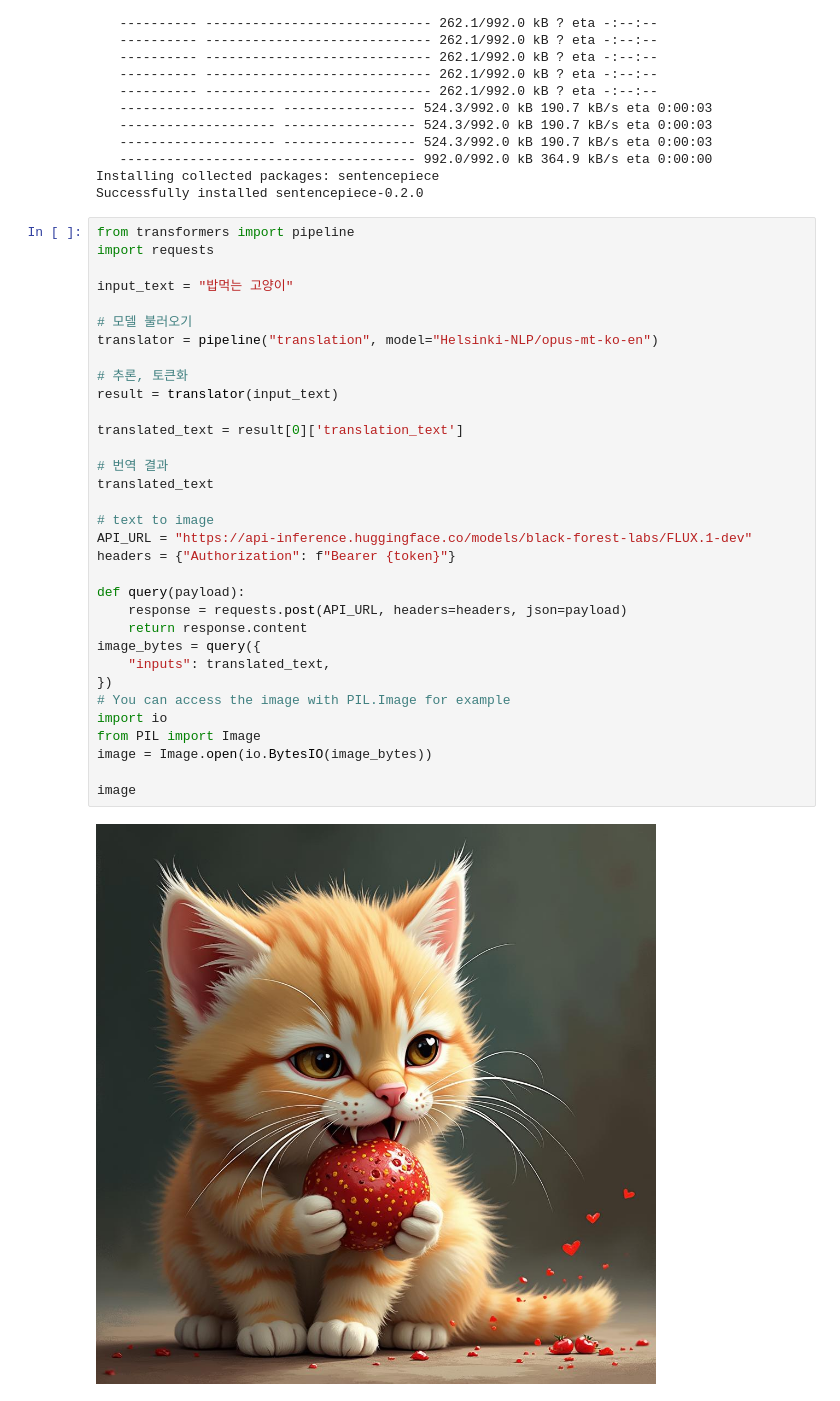
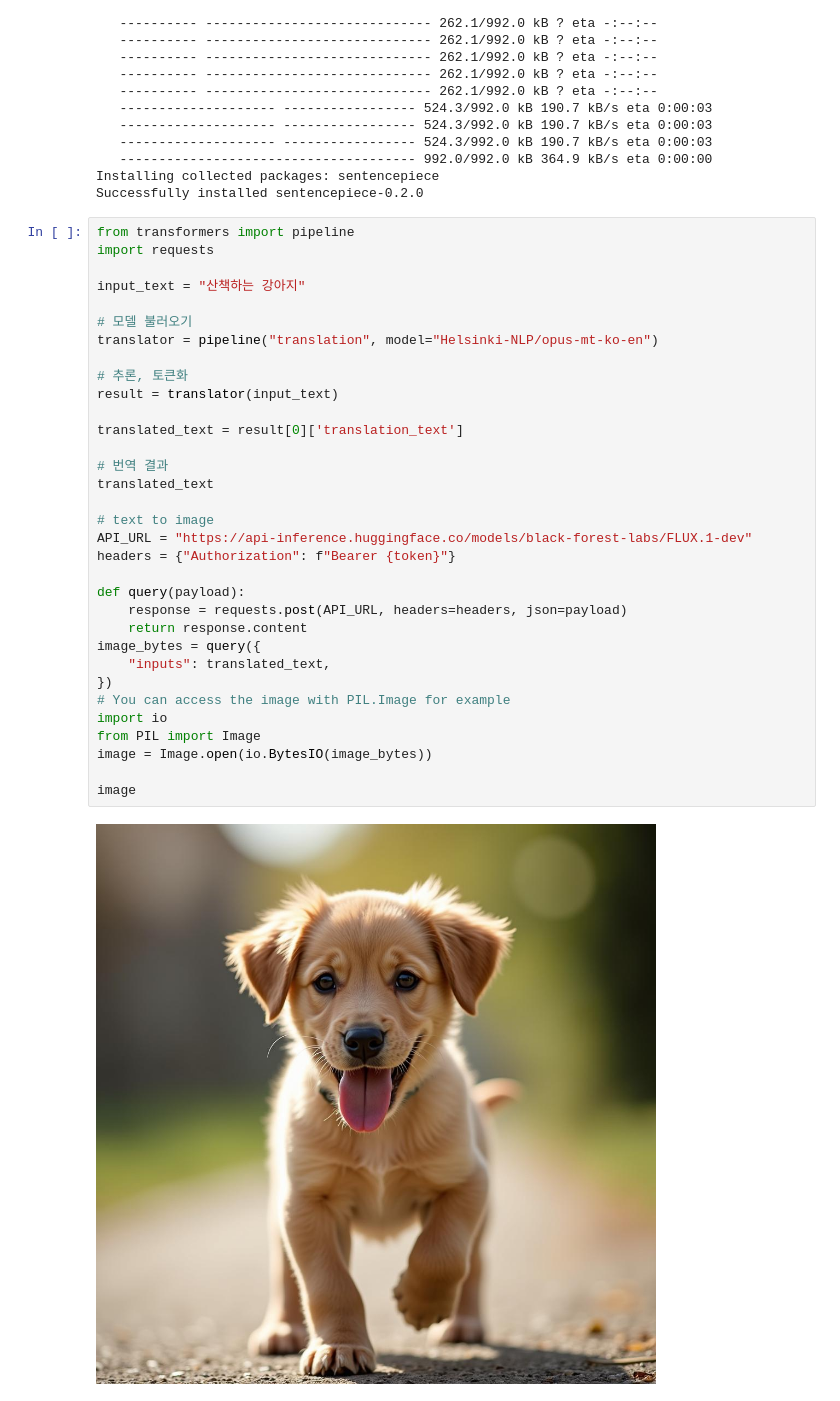
Before and after one commit to yanghyeyeon/18_deep_learning, a Jupyter notebook: 02_huggingface/03_inference_api.ipynb, the cells around one changed output. Cells and saved outputs as stored; diff of their text form.

```diff
--- a/02_huggingface/03_inference_api.ipynb
+++ b/02_huggingface/03_inference_api.ipynb
@@ -97,34 +137,34 @@ Successfully installed sentencepiece-0.2.0
 from transformers import pipeline
 import requests
 
-input_text = "밥먹는 고양이"
+input_text = "산책하는 강아지"
 
 # 모델 불러오기
 translator = pipeline("translation", model="Helsinki-NLP/opus-mt-ko-en")
 
 # 추론, 토큰화
 result = translator(input_text)
 
 translated_text = result[0]['translation_text']
 
 # 번역 결과
 translated_text
 
 # text to image
 API_URL = "https://api-inference.huggingface.co/models/black-forest-labs/FLUX.1-dev"
 headers = {"Authorization": f"Bearer {token}"}
 
 def query(payload):
 	response = requests.post(API_URL, headers=headers, json=payload)
 	return response.content
 image_bytes = query({
 	"inputs": translated_text,
 })
 # You can access the image with PIL.Image for example
 import io
 from PIL import Image
 image = Image.open(io.BytesIO(image_bytes))
 
 image
 # %% [output]
-[figure, old version]
+[figure, new version]
```
Also changed, not shown: parts of 3 cells of this notebook.
